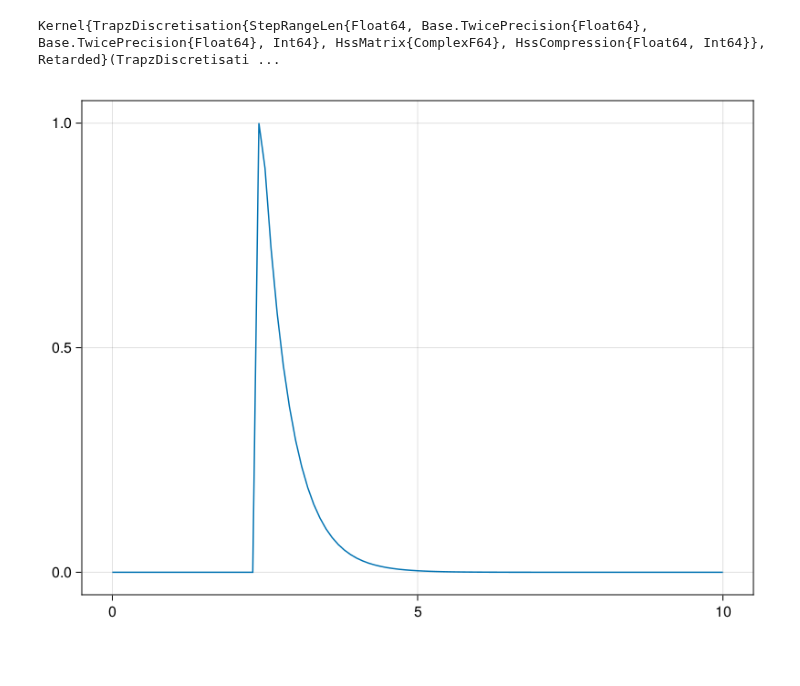
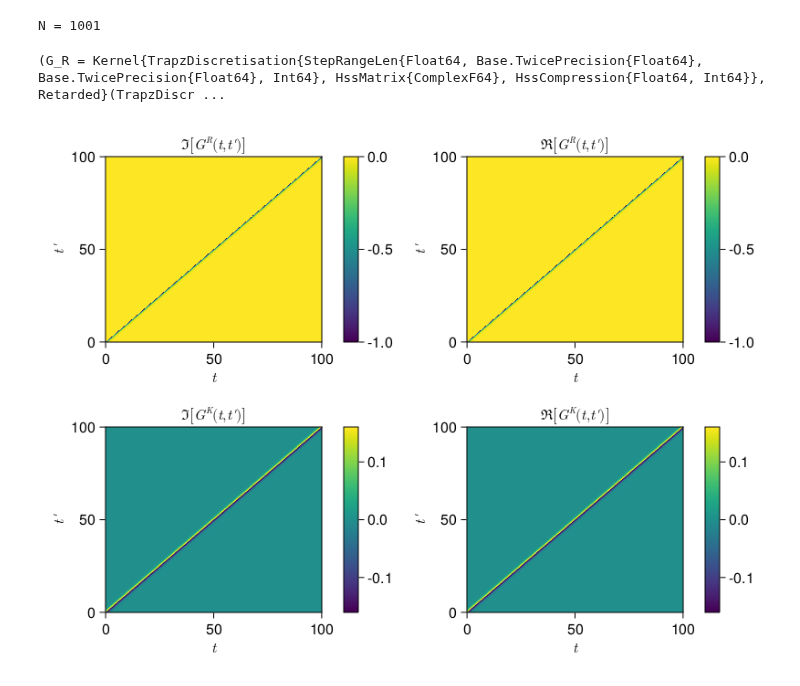
Before and after one commit to BaptisteLamic/NonEquilibriumGreenFunction.jl, a Jupyter notebook: examples/SQDS_junction.ipynb, the cells around one changed output. Drawn from its saved outputs; the diff is of its cells as text; code cells hidden in the pictures.

Commit message:
Add kernel discretization for lowrank functions. Add first working example

```diff
--- a/examples/SQDS_junction.ipynb
+++ b/examples/SQDS_junction.ipynb
@@ -42,20 +56,40 @@ Main.Junction
 # %%
-p = Junction.Parameters(δt = 0.1,T = 10,ϕl = zeros(1000),ϕr = zeros(1000));
-Σ_R_right = Junction.lead_Σ_R_right(p)
-Σ_L_left = Junction.lead_Σ_R_left(p)
-Σ = Σ_L_left + Σ_R_right
-g = Junction.dot_g_R(p);
+p = Junction.Parameters(δt=0.1, T=100, ϕl=t -> 0, ϕr=t -> 0);
+println("N = $(Junction.axis(p)|> length)")
+results = Junction.simulate_junction(p)
+# %% [output]
+N = 1001
+(G_R = Kernel{TrapzDiscretisation{StepRangeLen{Float64, Base.TwicePrecision{Float64}, Base.TwicePrecision{Float64}, Int64}, HssMatrix{ComplexF64}, HssCompression{Float64, Int64}}, Retarded}(TrapzDiscr ...
-# %%
-K = g*Σ
-G = solve_dyson(g,g*Σ)
-# %% [output]
-Kernel{TrapzDiscretisation{StepRangeLen{Float64, Base.TwicePrecision{Float64}, Base.TwicePrecision{Float64}, Int64}, HssMatrix{ComplexF64}, HssCompression{Float64, Int64}}, Retarded}(TrapzDiscretisati ...
-# %%
-function _plot(G)
-    ax = 0:p.δt:p.T |> collect
-    data = reshape(abs.(vcat(discretization(G)[:,25]...)),:)
-    lines(ax,data)
-end
-_plot(G)
-# %% [output]
-[figure, removed]
+# %%
+function plot_results_maps(results)
+    f = Figure()
+    #retarded Green function
+    f_ax = Axis(f[1, 1], title=L" \Im \left[ G^R(t,t')\right]",xlabel=L"t", ylabel=L"t'")
+    G_R = matrix(results[:G_R]) |> full
+    ax = Junction.axis(p) |> collect
+    im_G_R = imag.(G_R)
+    hm = heatmap!(f_ax, ax,ax, im_G_R)
+    Colorbar(f[1, 2], hm)
+    f_ax = Axis(f[1, 3], title=L"\Re \left[ G^R(t,t')\right]",xlabel=L"t", ylabel=L"t'")
+    re_G_R = real.(G_R)
+    hm = heatmap!(f_ax, ax,ax, im_G_R)
+    Colorbar(f[1, 4], hm)
+    #Keldysh Green function
+    f_ax = Axis(f[2, 1], title=L" \Im \left[ G^K(t,t')\right]",xlabel=L"t", ylabel=L"t'")
+    G_K = matrix(results[:G_K]) |> full
+    ax = Junction.axis(p) |> collect
+    im_G_K = imag.(G_K)
+    hm = heatmap!(f_ax, ax,ax, im_G_K)
+    Colorbar(f[2, 2], hm)
+    f_ax = Axis(f[2, 3], title=L"\Re \left[ G^K(t,t')\right]",xlabel=L"t", ylabel=L"t'")
+    re_G_K = real.(G_K)
+    hm = heatmap!(f_ax, ax,ax, im_G_K)
+    Colorbar(f[2, 4], hm)
+
+    f
+end
+if length(Junction.axis(p)) < 2001
+    plot_results_maps(results)
+end
+# %% [output]
+[figure, added]
```
Also changed, not shown: parts of 3 cells of this notebook, 6 other files.
